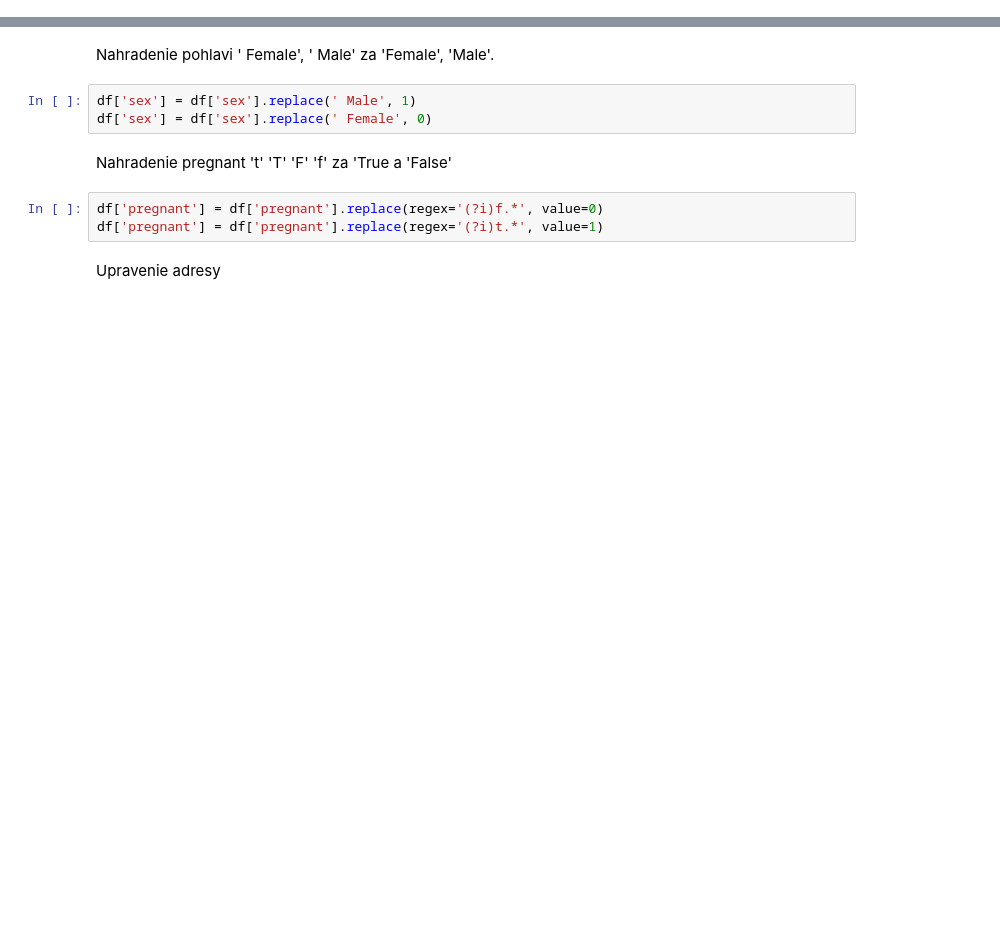
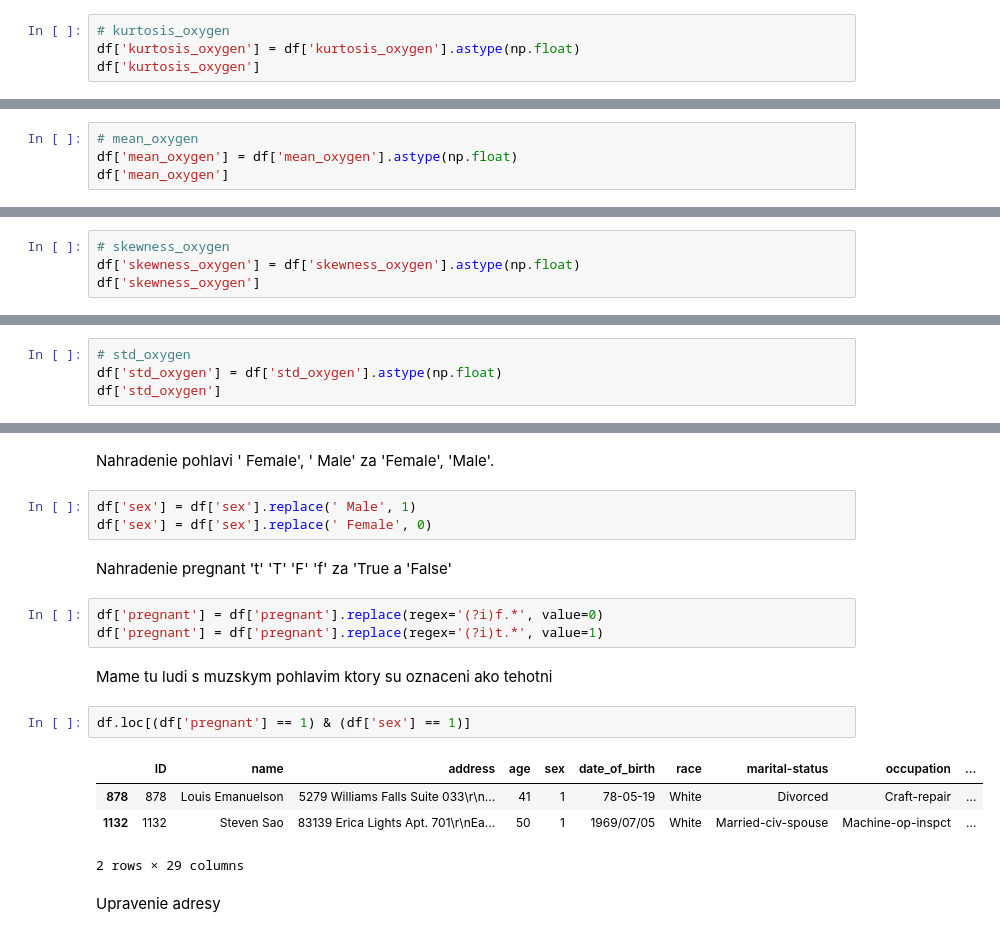
Before and after one commit to Marian-N/IAU, a Jupyter notebook: Predspracovanie.ipynb, the cells around one changed output, grey strips where cells are left out. Cells and saved outputs as stored; diff of their text form; blank space fills up the shorter version.

```diff
--- a/Predspracovanie.ipynb
+++ b/Predspracovanie.ipynb
@@ -46,0 +86,4 @@ df_final = pd.concat([df, df_med_info], axis = 1).drop("medical_info", axis = 1)
+# %%
+# kurtosis_oxygen
+df['kurtosis_oxygen'] = df['kurtosis_oxygen'].astype(np.float)
+df['kurtosis_oxygen']
@@ -46,0 +103,4 @@ df_final = pd.concat([df, df_med_info], axis = 1).drop("medical_info", axis = 1)
+# %%
+# mean_oxygen
+df['mean_oxygen'] = df['mean_oxygen'].astype(np.float)
+df['mean_oxygen']
@@ -46,0 +120,4 @@ df_final = pd.concat([df, df_med_info], axis = 1).drop("medical_info", axis = 1)
+# %%
+# skewness_oxygen
+df['skewness_oxygen'] = df['skewness_oxygen'].astype(np.float)
+df['skewness_oxygen']
@@ -46,0 +137,4 @@ df_final = pd.concat([df, df_med_info], axis = 1).drop("medical_info", axis = 1)
+# %%
+# std_oxygen
+df['std_oxygen'] = df['std_oxygen'].astype(np.float)
+df['std_oxygen']
@@ -54,6 +161,15 @@ Nahradenie pregnant 't' 'T' 'F' 'f' za 'True a 'False'
 # %%
 df['pregnant'] = df['pregnant'].replace(regex='(?i)f.*', value=0)
 df['pregnant'] = df['pregnant'].replace(regex='(?i)t.*', value=1)
+# %% [markdown]
+Mame tu ludi s muzskym pohlavim ktory su oznaceni ako tehotni
+# %%
+df.loc[(df['pregnant'] == 1) & (df['sex'] == 1)]
+# %% [output]
+|  | ID | name | address | age | sex | date_of_birth | race | marital-status | occupation | ... |
+| 878 | 878 | Louis Emanuelson | 5279 Williams Falls Suite 033\r\n... | 41 | 1 | 78-05-19 | White | Divorced | Craft-repair | ... |
+| 1132 | 1132 | Steven Sao | 83139 Erica Lights Apt. 701\r\nEa... | 50 | 1 | 1969/07/05 | White | Married-civ-spouse | Machine-op-inspct | ... |
+2 rows × 29 columns
 # %% [markdown]
 Upravenie adresy
 # %%
```
Also changed, not shown: parts of 22 cells of this notebook.
